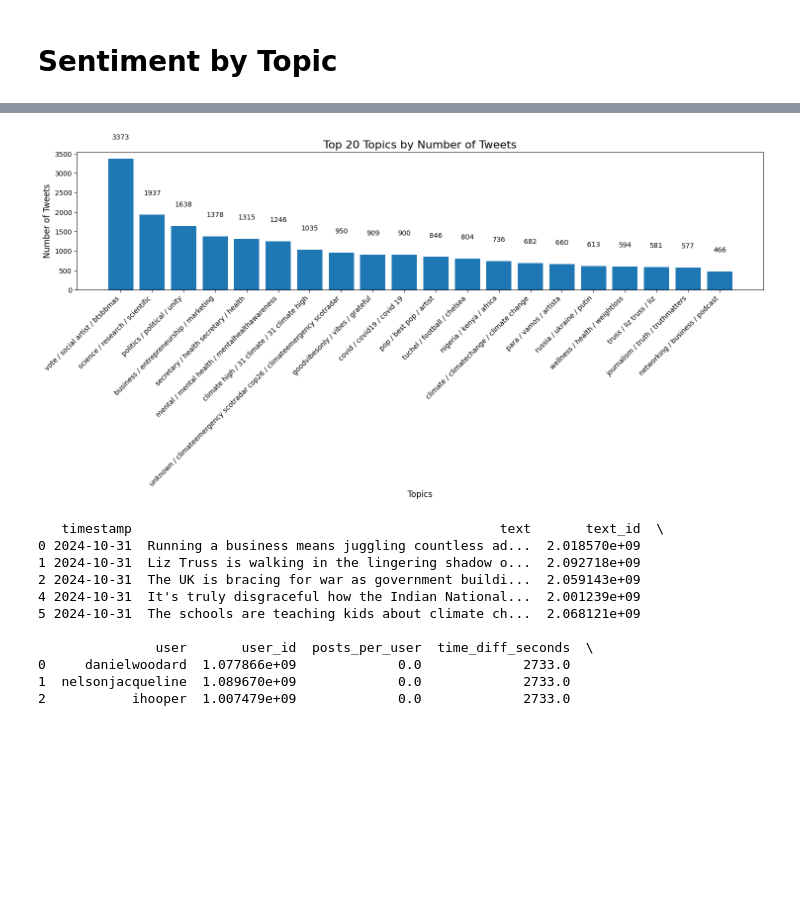
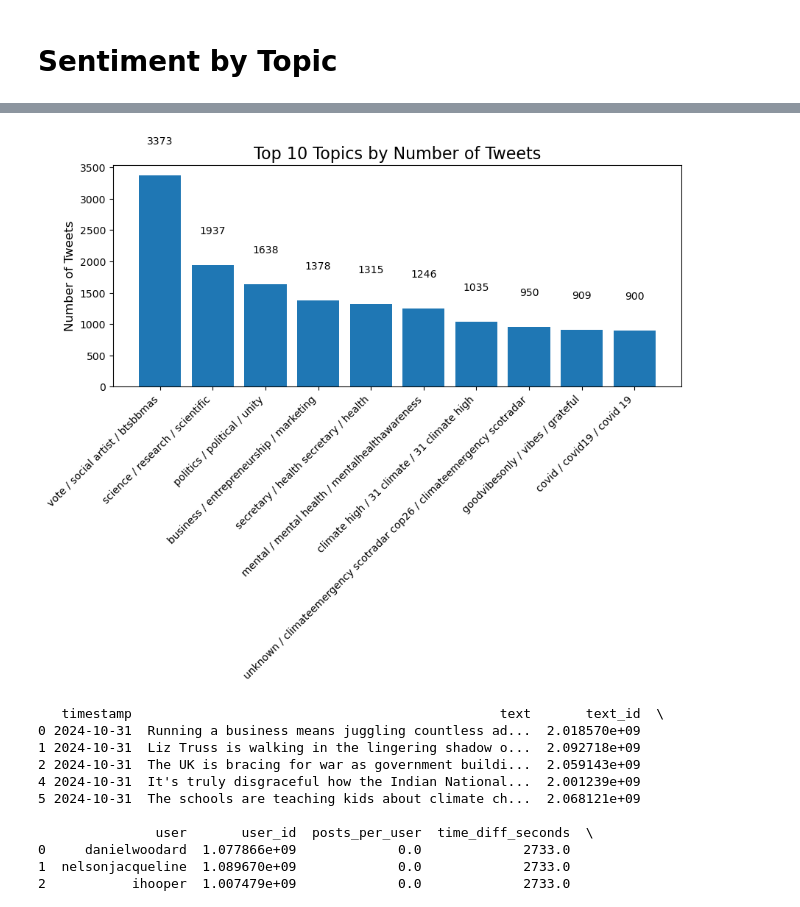
Before and after one commit to IronL442/UL-Case-Study-V2, a Jupyter notebook: analysis/k-means-clustering.ipynb, the cells around one changed output, grey strips where cells are left out. Drawn from its saved outputs; the diff is of its cells as text; code cells hidden in the pictures; blank space fills up the shorter version.

```diff
--- a/analysis/k-means-clustering.ipynb
+++ b/analysis/k-means-clustering.ipynb
@@ -155,27 +155,29 @@ plt.show()
 # %%
 import matplotlib.pyplot as plt
 
 topic_counts = df_posts.groupby('topic_label').size().reset_index(name='tweet_count')
-top_topics = topic_counts.sort_values(by='tweet_count', ascending=False).head(20)
+top_topics = topic_counts.sort_values(by='tweet_count', ascending=False).head(10)
 
-plt.figure(figsize=(15, 8))  # Increase figure size
+plt.figure(figsize=(9, 8))  # Increase figure size
 bars = plt.bar(top_topics['topic_label'], top_topics['tweet_count'])
 
-plt.title('Top 20 Topics by Number of Tweets', fontsize=16)
-plt.xlabel('Topics', fontsize=12)
+# Add title and labels
+plt.title('Top 10 Topics by Number of Tweets', fontsize=16)
+plt.xlabel('', fontsize=12)
 plt.ylabel('Number of Tweets', fontsize=12)
 
 # Rotate x-axis labels for better readability
 plt.xticks(rotation=45, ha='right', fontsize=10)
 
 for bar in bars:
     plt.text(bar.get_x() + bar.get_width()/2, bar.get_height() + 500,  # Offset height slightly for visibility
              str(bar.get_height()), ha='center', fontsize=10)
 
 plt.tight_layout()
+plt.savefig('../figures/top-10-topics.png')
 plt.show()
 # %% [output]
-[figure, old version]
+[figure, new version]
 # %%
 from sklearn.preprocessing import StandardScaler
 
```
Also changed, not shown: parts of 1 cell of this notebook.
